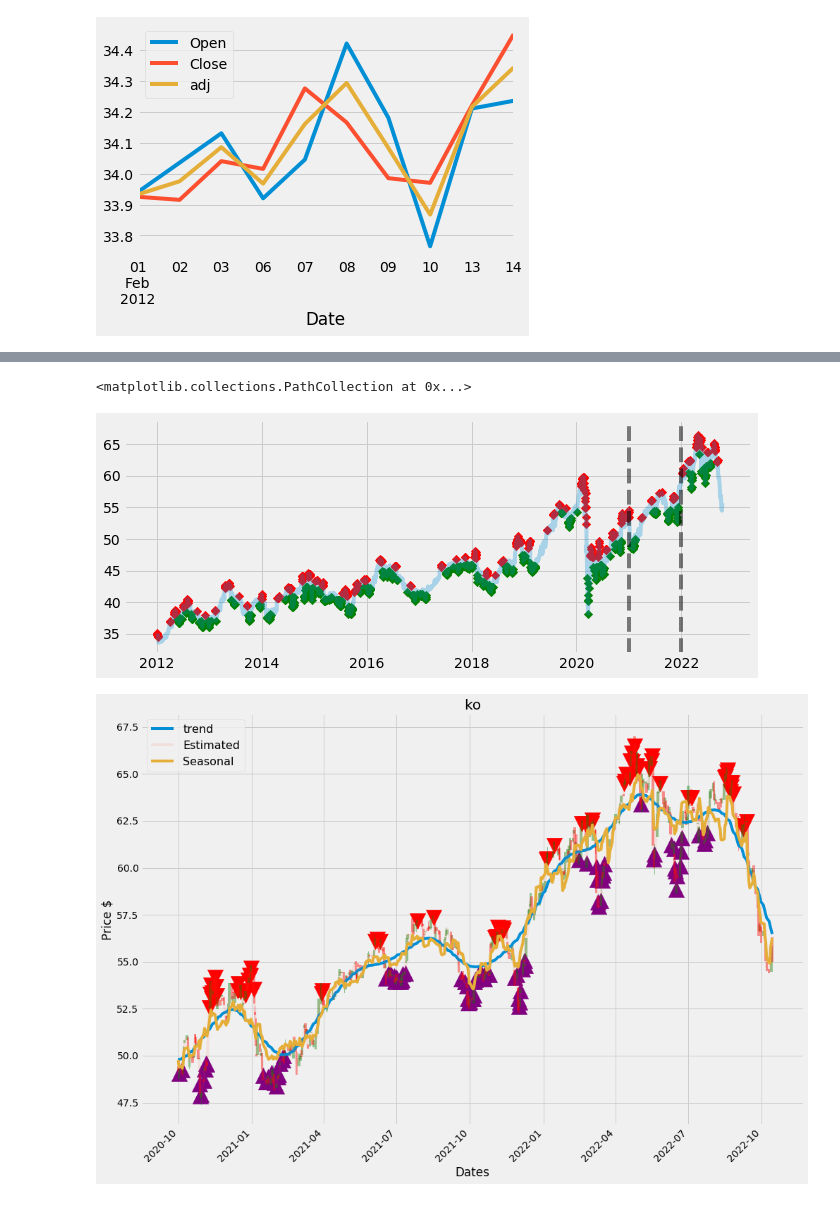
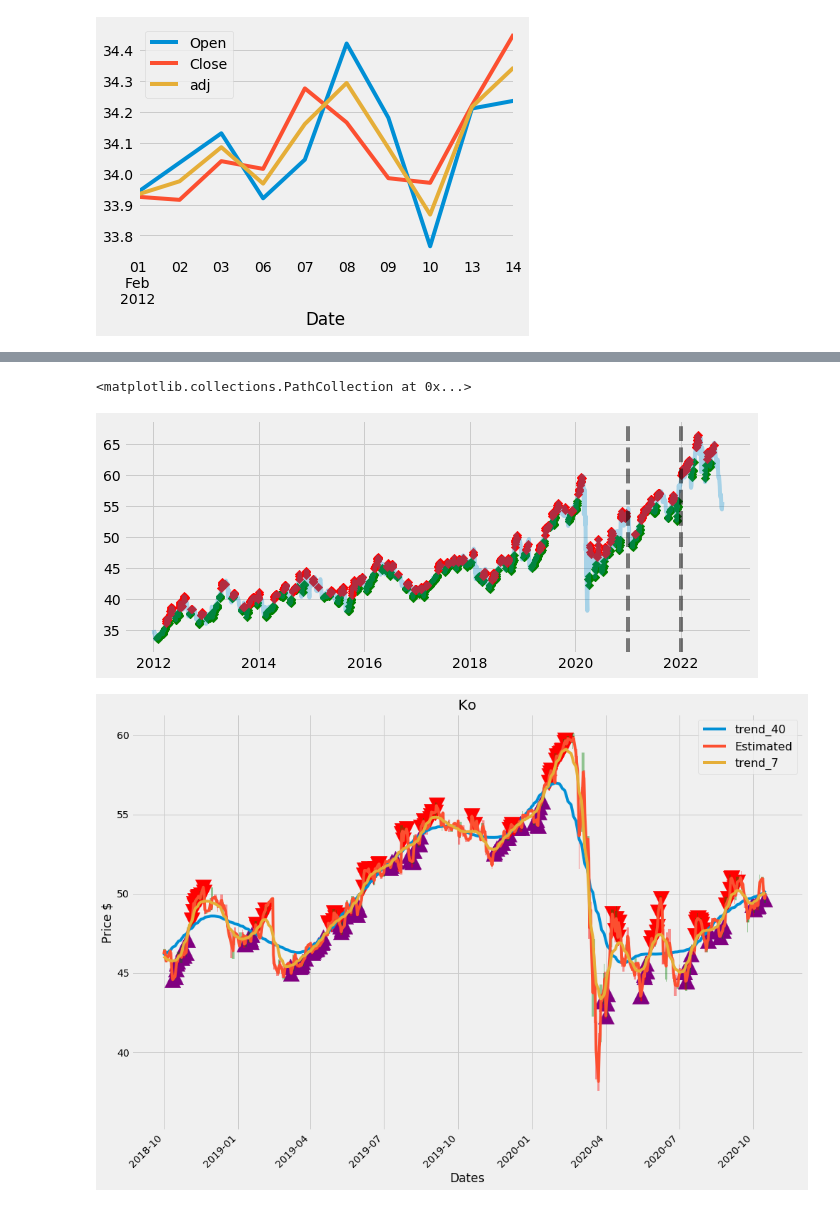
Before and after one commit to nafissaad/Tutorial1, a Jupyter notebook: Tutorial/My projects/US Stock Market/My Best Trading Strategy Back testing.ipynb, the cells around one changed output, grey strips where cells are left out. Cells and saved outputs as stored; diff of their text form; code cells hidden in the pictures.

```diff
--- a/Tutorial/My projects/US Stock Market/My Best Trading Strategy Back testing.ipynb
+++ b/Tutorial/My projects/US Stock Market/My Best Trading Strategy Back testing.ipynb
@@ -9,6 +9,6 @@ from statsmodels.tsa.seasonal import STL
 plt.style .use('fivethirtyeight')
 # %%
-ticker='ko'
+ticker='Ko'
 df=yf.download(ticker,start='2012-01-01')
 df.info()
 # %% [output]
@@ -85,11 +85,16 @@ df[1:12]
 # %%
 stl=STL(df['adj'],period=40)#two month seasonal Decomposition
-Result = stl.fit()
+Result_40 = stl.fit()
+stl=STL(df['adj'],period=14)#two month seasonal Decomposition
+Result_7 = stl.fit()
 # %%
-seasonal,trend,resid = Result.seasonal,Result.trend, Result.resid
-df['trend']=trend
-df['PCT_trend']=df.trend.pct_change()
-df['Seasonal']=trend+seasonal
-df[['Open','Close','adj','trend','Seasonal']][20:30].plot()
+seasonal_40,trend_40,resid_40 = Result_40.seasonal,Result_40.trend, Result_40.resid
+seasonal_7,trend_7,resid_7 = Result_7.seasonal,Result_7.trend, Result_7.resid
+
+df['trend_40']=trend_40
+df['trend_7']=trend_7
+df['PCT_trend_40']=df.trend_40.pct_change()
+df['PCT_trend_7']=df.trend_7.pct_change()
+df[['Open','Close','adj','trend_40','trend_7']][20:30].plot()
 # %% [output]
 <matplotlib.axes._subplots.AxesSubplot at 0x...>
@@ -131,5 +118,5 @@ plt.axhline(seasonal_median, color='k', linestyle='--', alpha=0.2,label='Valuati
 # %%
-anomalies_Buy = df[(df.PCT_trend>0)&(df.adj<df.trend*0.97)|(df.trend*(1-abs(df.PCT_trend*20))>df.adj)]#df[(df.Seasonal<df.trend*0.99)&(seasonal < lower)&(df.adj<df.Seasonal)&(df.PCT_trend>0)|]
-anomalies_Sell=df[(df.PCT_trend>0)&(df.adj>df.trend*1.03)|(df.trend*1.02<df.adj)]#df[(seasonal > upper)&(df.Seasonal>df.trend*1.01)&(df.adj>df.Seasonal)&(df.PCT_trend>0)|(df.trend*1.02<df.adj)]
+anomalies_Sell=df[(df.PCT_trend_40>=df[df['PCT_trend_40']<0]['PCT_trend_40'].min())&(df.trend_7>df.trend_40)&(df.trend_7<df.adj)&(df.PCT_trend_7>=0)]
+anomalies_Buy=df[(df.PCT_trend_40>=df[df['PCT_trend_40']<0]['PCT_trend_40'].min())&(df.trend_7<df.trend_40)&(df.trend_7>df.adj)&(df.PCT_trend_7>=0)]
 anomalies_Buy
 # %% [output]
@@ -151,17 +138,17 @@ anomalies_Buy
 plt.figure(figsize=(10,4))
 plt.plot(np.array(df.index),df['adj'].values,alpha=0.3)
 for year in range(2020,2022):
-    plt.axvline(datetime(year,12,31), color='k', linestyle='--', alpha=0.5)
+    plt.axvline(pd.to_datetime(str(year)+'-12-31'), color='k', linestyle='--', alpha=0.5)
 
 plt.scatter(np.array(anomalies_Buy.index),anomalies_Buy['adj'].values, color='g', marker='D')
 plt.scatter(np.array(anomalies_Sell.index),anomalies_Sell['adj'].values, color='R', marker='D')
 # %% [output]
 <matplotlib.collections.PathCollection at 0x...>
-[figure, old version]
+[figure, new version]
 # %%
 #create figure
-x='2020-10-1'
-y='2022-10-14'
+x='2018-10-1'
+y='2020-10-16'
 plt.figure(figsize=(15,10))
 df1=df.sort_index().loc[x:y]
 anomalies_Buy1=anomalies_Buy.sort_index().loc[x:y]
@@ -176,35 +163,34 @@ up = df1[df1.Close>=df1.Open]
 down = df1[df1.Close<df1.Open]
 
 #define colors to use
 col1 = 'green'
 col2 = 'red'
 
 #plot up prices
 plt.bar(up.index,up.Close-up.Open,width,bottom=up.Open,color=col1,alpha=0.4)
 plt.bar(up.index,up.High-up.Close,width2,bottom=up.Close,color=col1,alpha=0.4)
 plt.bar(up.index,up.Low-up.Open,width2,bottom=up.Open,color=col1,alpha=0.4)
 
 #plot down prices
 plt.bar(down.index,down.Close-down.Open,width,bottom=down.Open,color=col2,alpha=0.4)
 plt.bar(down.index,down.High-down.Close,width2,bottom=down.Close,color=col2,alpha=0.4)
 plt.bar(down.index,down.Low-down.Open,width2,bottom=down.Open,color=col2,alpha=0.4)
 
 #
-plt.plot(np.array(df1.index),df1.trend.values,label='trend')
-plt.plot(np.array(df1.index),df1.adj.values,label='Estimated',alpha=0.1)
-plt.plot(np.array(df1.index),df1.Seasonal.values,label='Seasonal')
-#plt.plot(df1.First_dip_1, color='k', linestyle='--', alpha=0.2,label='First Dip M1')
+plt.plot(np.array(df1.index),df1.trend_40.values,label='trend_40')
+plt.plot(np.array(df1.index),df1.adj.values,label='Estimated')
+plt.plot(np.array(df1.index),df1.trend_7.values,label='trend_7')
 #plt.plot(df1.First_dip_2, color='k', linestyle='--', alpha=0.2,label='Second Dip M2')
 
 #rotate x-axis tick labels
 plt.xticks(rotation=45, ha='right')
 plt.scatter(np.array(anomalies_Buy1.index),anomalies_Buy1['adj'].values, color='purple', marker='^',s=500)
 plt.scatter(np.array(anomalies_Sell1.index),anomalies_Sell1['adj'].values, color='R', marker='v',s=500)
 #display candlestick chart
 plt.title(ticker)
 plt.xlabel('Dates')
 plt.ylabel('Price $')
 plt.legend(fontsize=16)
 plt.show()
 # %% [output]
-[figure, old version]
+[figure, new version]
```
Also changed, not shown: parts of 13 cells of this notebook.
